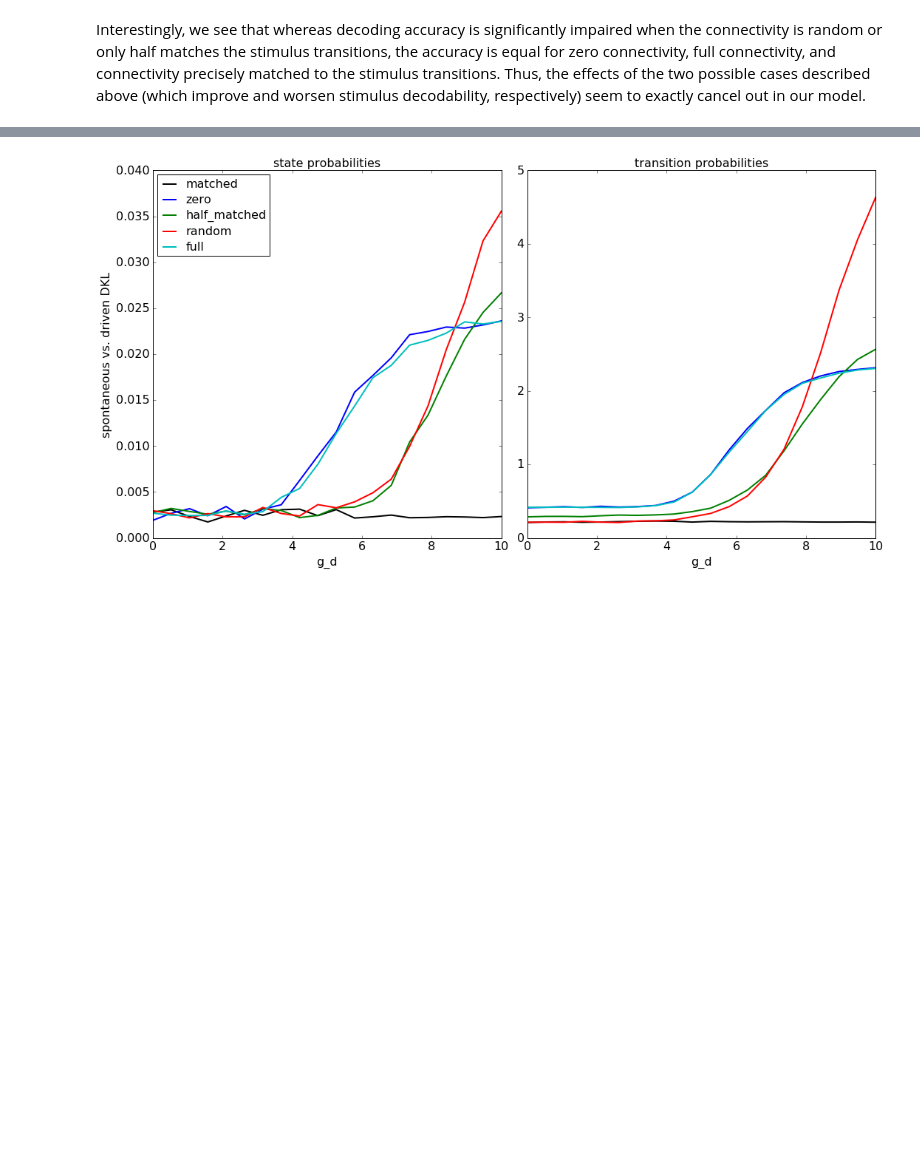
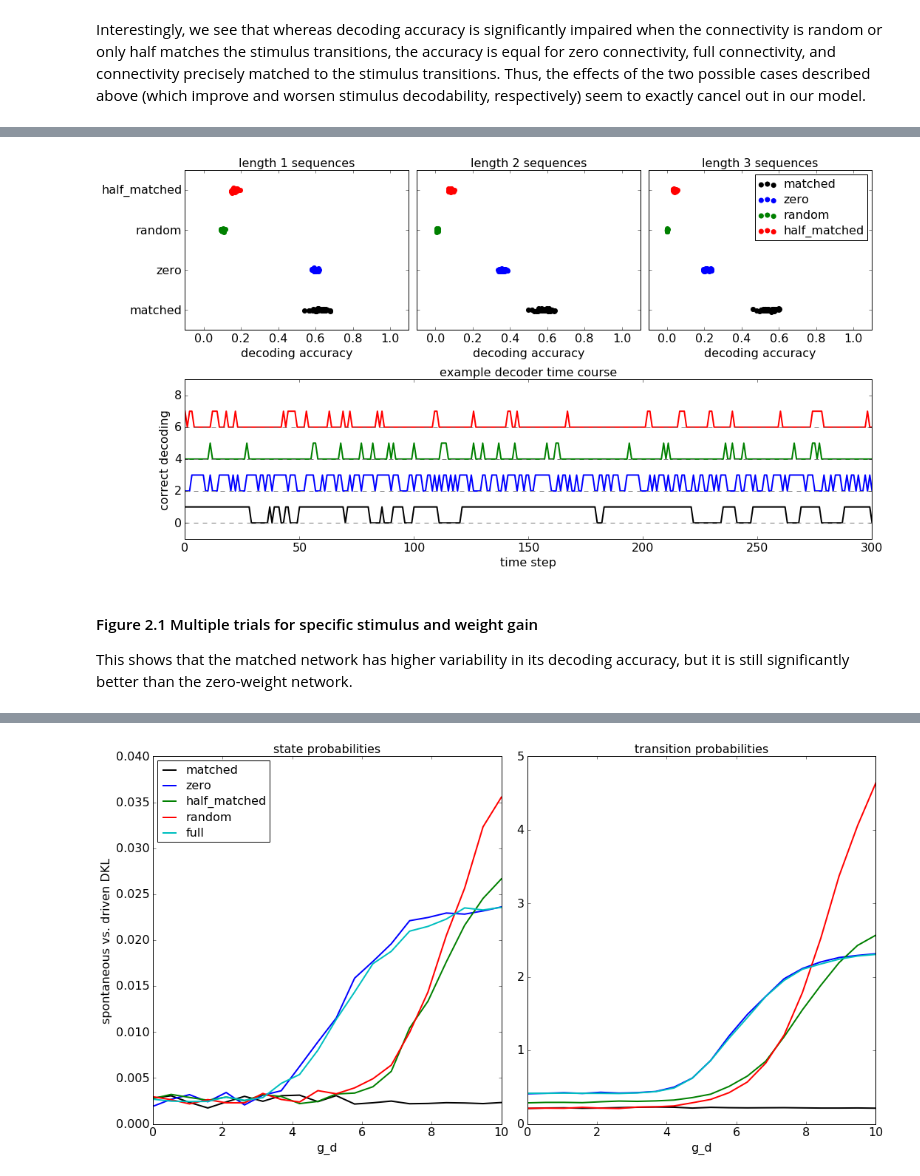
Before and after one commit to rkp8000/nothing_but_reruns, a Jupyter notebook: _3_stimulus_information_and_decoding.ipynb, the cells around one changed output, grey strips where cells are left out. Cells and saved outputs as stored; diff of their text form; code cells hidden in the pictures; blank space fills up the shorter version.

```diff
--- a/_3_stimulus_information_and_decoding.ipynb
+++ b/_3_stimulus_information_and_decoding.ipynb
@@ -78,3 +79,33 @@ Once again, we see that when when the weight matrix matches the stimulus probabi
+# %%
+CONFIG = {
+    'SEED': 0,  # FOR RANDOM NUMBER GENERATOR
+
+    'N_NODES': 100,  # NUMBER OF NODES
+    'P_CONNECT': .2,  # ERDOS-RENYI CONNECTION PROBABILITY
+    'STRENGTHS': [1, 2],  # POSSIBLE CONNECTION STRENGHTS
+    'P_STRENGTHS': [.5, .5],  # PROBABILITY OF SELECTING EACH CONNECTION STRENGTH
+
+    'G_W': 5,  # GAIN ON PROJECTION WEIGHTS (ALL W_IJ ARE 1 OR 0)
+    'G_D': 5,  # STIMULUS DRIVE GAIN FOR DECODING
+    'N_TIME_POINTS': 3000,  # 00,  # NUMBER OF TIME POINTS TO DECODE
+    'N_TRIALS': 50,
+    'N_TIME_POINTS_EXAMPLE': 300,
+
+    'DECODING_SEQUENCE_LENGTHS': [1, 2, 3],
+
+    'FIG_SIZE': (15, 8),
+    'MARKER_SIZE': 50,
+    'VISUAL_SCATTER': 0.02,
+    'COLORS': ['k', 'b', 'g', 'r'],
+    'FONT_SIZE': 16,
+}
+# %%
+fig_2_1(**CONFIG)
+# %% [output]
+[figure, added]
+# %% [markdown]
+#### Figure 2.1 Multiple trials for specific stimulus and weight gain
+This shows that the matched network has higher variability in its decoding accuracy, but it is still significantly better than the zero-weight network.
 # %% [markdown]
 By studying the spontaneous activity and natural-scene-driven activity in the ferret visual cortex, [Berkes et al. (2011)][Berkes2011] made the observation that over the course of development, the distributions of spontaneous vs. natural-scene-driven activity became more similar to one another, which suggested that the brain was learning a "model" of the external environment, which it could then access even when external stimuli were not present.
 
```
Also changed, not shown: parts of 4 cells of this notebook.
